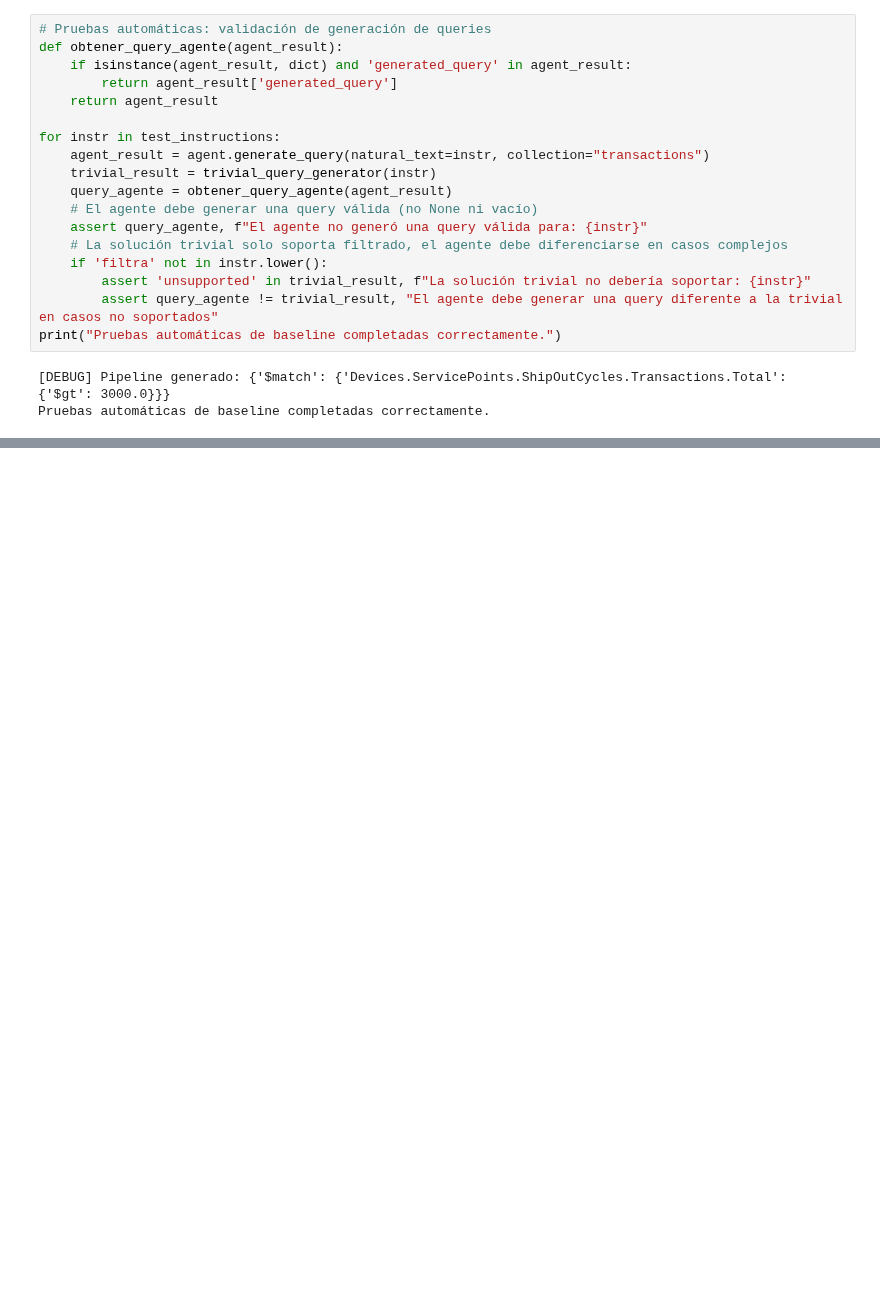
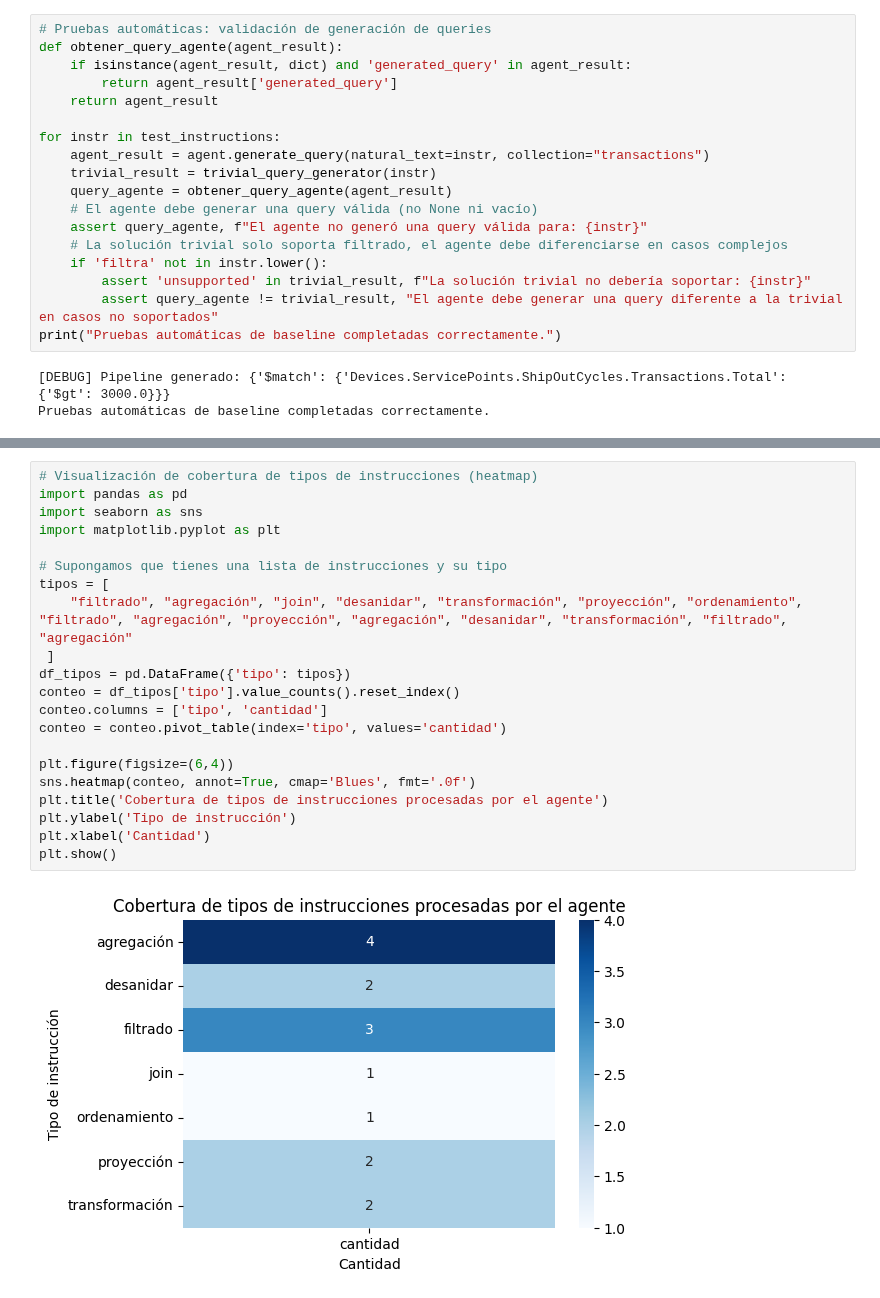
Before and after one commit to AnthonyPortillaCano/DemoSprint1AgenteQueriesProsegur, a Jupyter notebook: notebooks/EDA_Semana5.ipynb, the cells around one changed output, grey strips where cells are left out. Saved outputs shown, nothing was run; the diff lists cells and outputs as text; blank space fills up the shorter version.

```diff
--- a/notebooks/EDA_Semana5.ipynb
+++ b/notebooks/EDA_Semana5.ipynb
@@ -1422,0 +1475,23 @@ Pruebas automáticas de baseline completadas correctamente.
+# %%
+# Visualización de cobertura de tipos de instrucciones (heatmap)
+import pandas as pd
+import seaborn as sns
+import matplotlib.pyplot as plt
+
+# Supongamos que tienes una lista de instrucciones y su tipo
+tipos = [
+    "filtrado", "agregación", "join", "desanidar", "transformación", "proyección", "ordenamiento", "filtrado", "agregación", "proyección", "agregación", "desanidar", "transformación", "filtrado", "agregación"
+ ]
+df_tipos = pd.DataFrame({'tipo': tipos})
+conteo = df_tipos['tipo'].value_counts().reset_index()
+conteo.columns = ['tipo', 'cantidad']
+conteo = conteo.pivot_table(index='tipo', values='cantidad')
+
+plt.figure(figsize=(6,4))
+sns.heatmap(conteo, annot=True, cmap='Blues', fmt='.0f')
+plt.title('Cobertura de tipos de instrucciones procesadas por el agente')
+plt.ylabel('Tipo de instrucción')
+plt.xlabel('Cantidad')
+plt.show()
+# %% [output]
+[figure, added]
```
Also changed, not shown: parts of 7 cells of this notebook, 3 other files.
